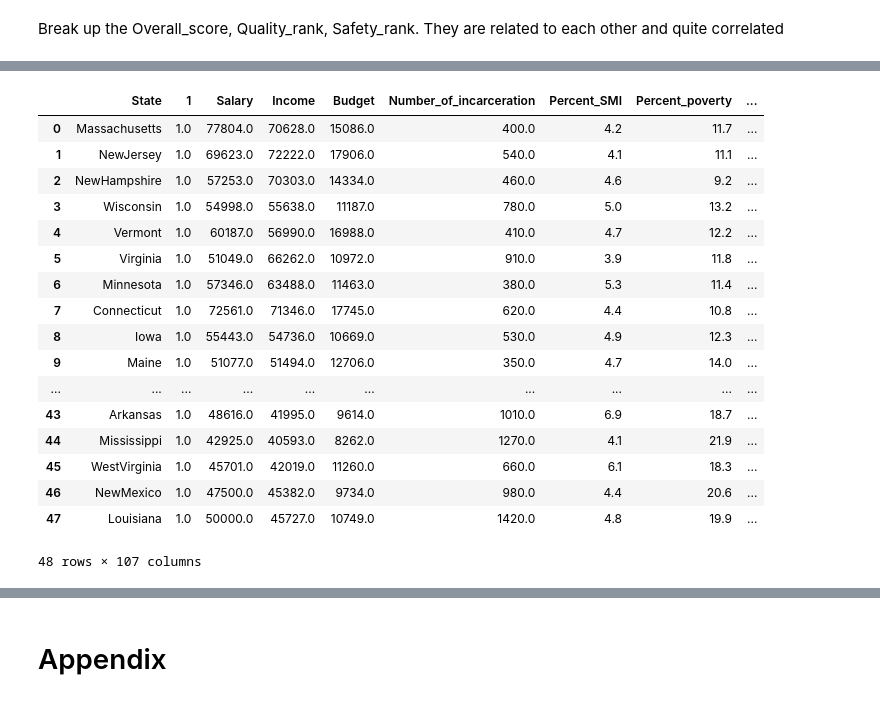
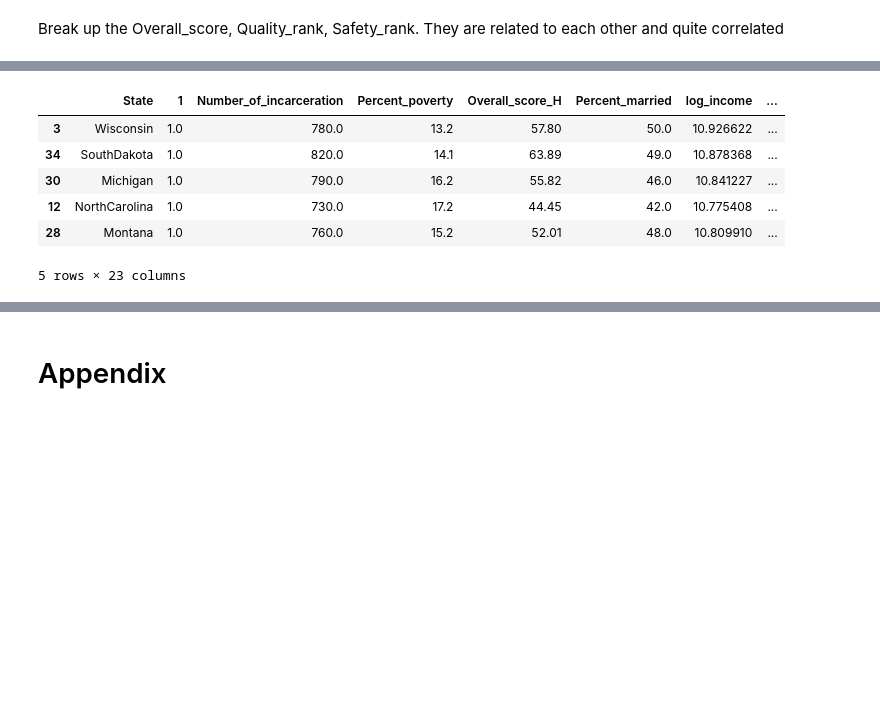
Before and after one commit to amycurneen/Metis-Curneen, a Jupyter notebook: Project 2/Data manipulation.ipynb, the cells around one changed output, grey strips where cells are left out. Drawn from its saved outputs; the diff is of its cells as text; code cells hidden in the pictures; blank space fills up the shorter version.

```diff
--- a/Project 2/Data manipulation.ipynb
+++ b/Project 2/Data manipulation.ipynb
@@ -70,7 +67,8 @@ sns.pairplot(df)
 # %% [markdown]
 Break up the Overall_score, Quality_rank, Safety_rank. They are related to each other and quite correlated
 # %%
-df_overall_score = df.drop(['Quality_rank','Safety_rank'],1)
+df_overall_score = df.drop(['Quality_rank','Safety_rank','log_incarceration','log_percent_SMI','Percent_SMI','Salary','log_salary','Budget','Income'],1)
+df_overall_score = df_overall_score.drop(['log_log_salary','log_budget'],1)
 df_overall_score = df_overall_score.set_index('State')
 # %%
 df_quality_rank = df.drop(['Overall_score','Safety_rank'],1)
@@ -82,7 +98,8 @@ df_safety_rank = df_safety_rank.set_index('State')
 # test poly interactions and relationships with overall score
 
 p = PolynomialFeatures(degree=2).fit(df_overall_score.drop('Overall_score',1))
-features = pd.DataFrame(p.transform(df_overall_score.drop('Overall_score',1)), index = df_overall_score.index, columns=p.get_feature_names(df_overall_score.drop('Overall_score',1).columns))
+features = pd.DataFrame(p.transform(df_overall_score.drop('Overall_score',1)),
+                        index = df_overall_score.index,
+                        columns=p.get_feature_names(df_overall_score.drop('Overall_score',1).columns))
 features = features.reset_index(level=0)
 features.rename(columns = {'index' : 'State'}, inplace = True)
-features
@@ -108,22 +106,11 @@ features
 # %%
 features = pd.merge(features,df[['Overall_score','State']],on='State')
-features
+features.sample(5)
 # %% [output]
-|  | State | 1 | Salary | Income | Budget | Number_of_incarceration | Percent_SMI | Percent_poverty | ... |
-| 0 | Massachusetts | 1.0 | 77804.0 | 70628.0 | 15086.0 | 400.0 | 4.2 | 11.7 | ... |
-| 1 | NewJersey | 1.0 | 69623.0 | 72222.0 | 17906.0 | 540.0 | 4.1 | 11.1 | ... |
-| 2 | NewHampshire | 1.0 | 57253.0 | 70303.0 | 14334.0 | 460.0 | 4.6 | 9.2 | ... |
-| 3 | Wisconsin | 1.0 | 54998.0 | 55638.0 | 11187.0 | 780.0 | 5.0 | 13.2 | ... |
-| 4 | Vermont | 1.0 | 60187.0 | 56990.0 | 16988.0 | 410.0 | 4.7 | 12.2 | ... |
-| 5 | Virginia | 1.0 | 51049.0 | 66262.0 | 10972.0 | 910.0 | 3.9 | 11.8 | ... |
-| 6 | Minnesota | 1.0 | 57346.0 | 63488.0 | 11463.0 | 380.0 | 5.3 | 11.4 | ... |
-| 7 | Connecticut | 1.0 | 72561.0 | 71346.0 | 17745.0 | 620.0 | 4.4 | 10.8 | ... |
-| 8 | Iowa | 1.0 | 55443.0 | 54736.0 | 10669.0 | 530.0 | 4.9 | 12.3 | ... |
-| 9 | Maine | 1.0 | 51077.0 | 51494.0 | 12706.0 | 350.0 | 4.7 | 14.0 | ... |
-| ... | ... | ... | ... | ... | ... | ... | ... | ... | ... |
-| 43 | Arkansas | 1.0 | 48616.0 | 41995.0 | 9614.0 | 1010.0 | 6.9 | 18.7 | ... |
-| 44 | Mississippi | 1.0 | 42925.0 | 40593.0 | 8262.0 | 1270.0 | 4.1 | 21.9 | ... |
-| 45 | WestVirginia | 1.0 | 45701.0 | 42019.0 | 11260.0 | 660.0 | 6.1 | 18.3 | ... |
-| 46 | NewMexico | 1.0 | 47500.0 | 45382.0 | 9734.0 | 980.0 | 4.4 | 20.6 | ... |
-| 47 | Louisiana | 1.0 | 50000.0 | 45727.0 | 10749.0 | 1420.0 | 4.8 | 19.9 | ... |
+|  | State | 1 | Number_of_incarceration | Percent_poverty | Overall_score_H | Percent_married | log_income | ... |
+| 3 | Wisconsin | 1.0 | 780.0 | 13.2 | 57.80 | 50.0 | 10.926622 | ... |
+| 34 | SouthDakota | 1.0 | 820.0 | 14.1 | 63.89 | 49.0 | 10.878368 | ... |
+| 30 | Michigan | 1.0 | 790.0 | 16.2 | 55.82 | 46.0 | 10.841227 | ... |
+| 12 | NorthCarolina | 1.0 | 730.0 | 17.2 | 44.45 | 42.0 | 10.775408 | ... |
+| 28 | Montana | 1.0 | 760.0 | 15.2 | 52.01 | 48.0 | 10.809910 | ... |
-48 rows × 107 columns
+5 rows × 23 columns
```
Also changed, not shown: parts of 28 cells of this notebook, 1 other file.
